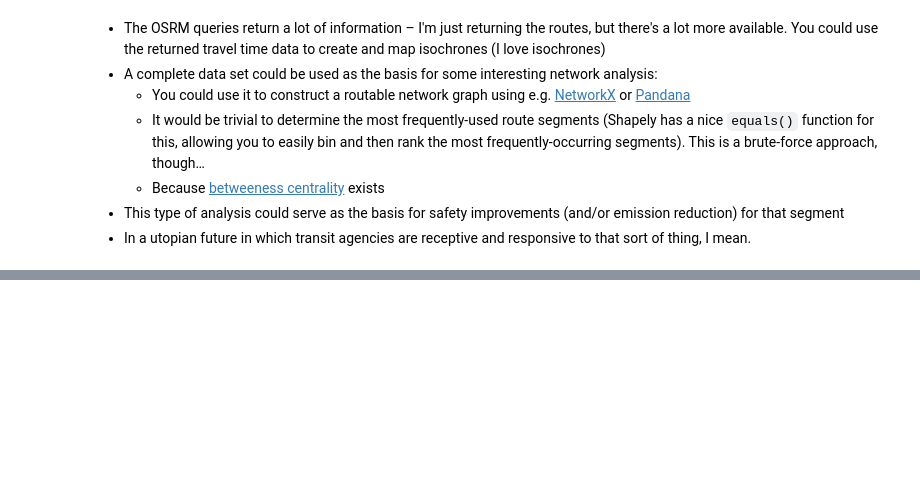
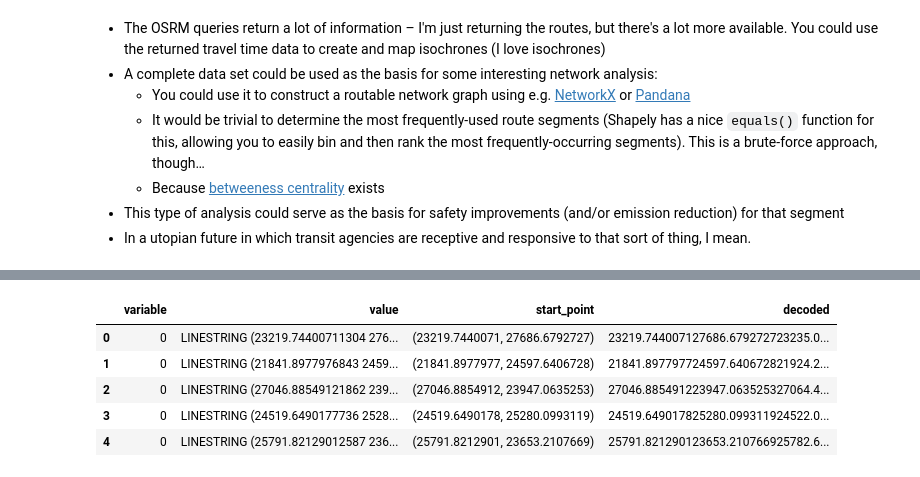
Before and after one commit to urschrei/Geopython, a Jupyter notebook: bikepath.ipynb, the cells around one changed output, grey strips where cells are left out. Cells and saved outputs as stored; diff of their text form; code cells hidden in the pictures; blank space fills up the shorter version.

Commit message:
Desultory spatial statistics
Using an awful brute-force method to work out the most common
line segment (and its length)

```diff
--- a/bikepath.ipynb
+++ b/bikepath.ipynb
@@ -301,7 +301,7 @@ london_poly = unary_union([Polygon(xy) for xy in m.london])
 # %% [markdown]
 ## In order to plot our linestrings on a map, we first have to convert them to projected coordinates
 # %%
-def project_linestring(ls):
+def project_linestring(ls, inverse=False):
     """ return a linestring projected into map coordinates """
     if not pd.isnull(ls):
         return LineString(zip(*m(*zip(*ls.coords))))
@@ -411,0 +414,23 @@ histax.grid(None)
+# %%
+def segmentise(col):
+    """
+    Returns a column of line segments for each input line segment
+    i.e. this decomposes segments (routes) into their smallest components
+    """
+
+    def pair(ls):
+        """ return an iterator over pairs in a list -> pair of points """
+        for i in range(1, len(ls)):
+            yield ls[i-1], ls[i]
+
+    segments = []
+    for seg_start, seg_end in pair(col.coords):
+        line_start = Point(seg_start)
+        line_end = Point(seg_end)
+        segment = LineString([line_start.coords[0], line_end.coords[0]])
+        segments.append(segment)
+    return pd.Series(segments)
+# %%
+pairs = lines['value'].apply(segmentise)
+# %%
+route_segments = pd.melt(pairs).dropna()
@@ -411,0 +446,11 @@ histax.grid(None)
+# %%
+# string-encode coords for comparison (ugh)
+route_segments['decoded'] = route_segments.value.apply(lambda x: ''.join(str(seq) for seq in (list(chain(*x.coords)))))
+route_segments.head()
+# %% [output]
+|  | variable | value | start_point | decoded |
+| 0 | 0 | LINESTRING (23219.74400711304 276... | (23219.7440071, 27686.6792727) | 23219.744007127686.679272723235.0... |
+| 1 | 0 | LINESTRING (21841.8977976843 2459... | (21841.8977977, 24597.6406728) | 21841.897797724597.640672821924.2... |
+| 2 | 0 | LINESTRING (27046.88549121862 239... | (27046.8854912, 23947.0635253) | 27046.885491223947.063525327064.4... |
+| 3 | 0 | LINESTRING (24519.6490177736 2528... | (24519.6490178, 25280.0993119) | 24519.649017825280.099311924522.0... |
+| 4 | 0 | LINESTRING (25791.82129012587 236... | (25791.8212901, 23653.2107669) | 25791.821290123653.210766925782.6... |
```
Also changed, not shown: parts of 8 cells of this notebook.
